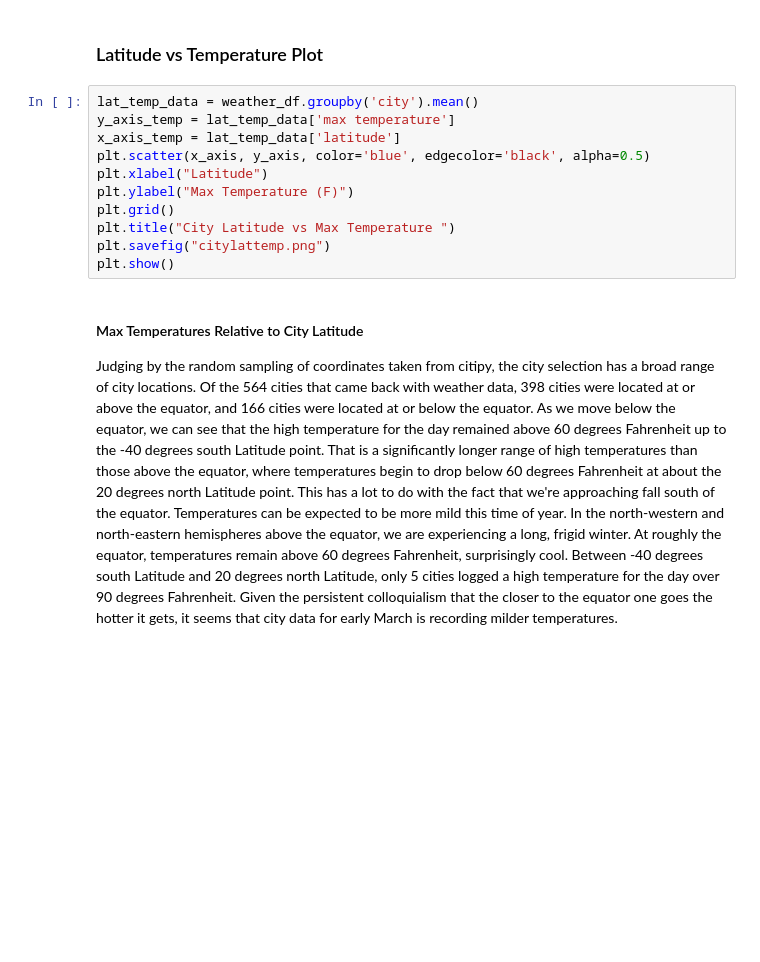
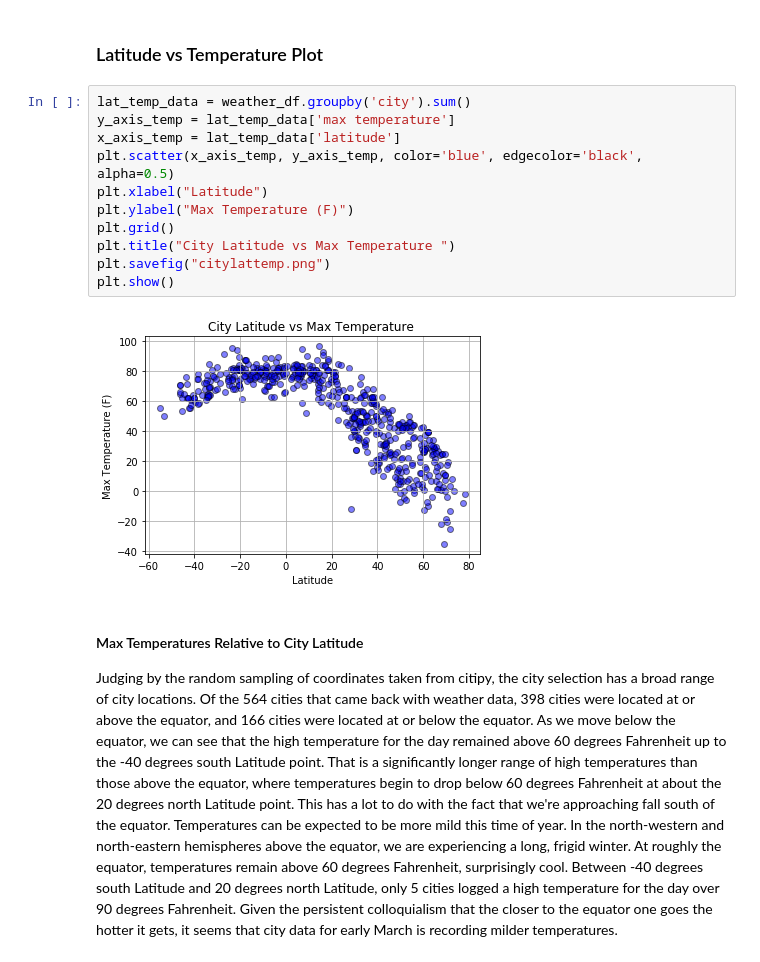
Before and after one commit to AshleyMcGee/api_homework, a Jupyter notebook: weatherpy_homework.ipynb, the cells around one changed output. Drawn from its saved outputs; the diff is of its cells as text; blank space fills up the shorter version.

```diff
--- a/weatherpy_homework.ipynb
+++ b/weatherpy_homework.ipynb
@@ -139,16 +177,18 @@ weather_df.head()
 # %% [markdown]
 <h3>Latitude vs Temperature Plot</h3>
 # %%
-lat_temp_data = weather_df.groupby('city').mean()
+lat_temp_data = weather_df.groupby('city').sum()
 y_axis_temp = lat_temp_data['max temperature']
 x_axis_temp = lat_temp_data['latitude']
-plt.scatter(x_axis, y_axis, color='blue', edgecolor='black', alpha=0.5)
+plt.scatter(x_axis_temp, y_axis_temp, color='blue', edgecolor='black', alpha=0.5)
 plt.xlabel("Latitude")
 plt.ylabel("Max Temperature (F)")
 plt.grid()
 plt.title("City Latitude vs Max Temperature ")
 plt.savefig("citylattemp.png")
 plt.show()
+# %% [output]
+[figure, added]
 # %% [markdown]
 <h4>Max Temperatures Relative to City Latitude</h4>
 <p>Judging by the random sampling of coordinates taken from citipy, the city selection has a broad range of city locations. Of the 564 cities that came back with weather data, 398 cities were located at or above the equator, and 166 cities were located at or below the equator. As we move below the equator, we can see that the high temperature for the day remained above 60 degrees Fahrenheit up to the -40 degrees south Latitude point. That is a significantly longer range of high temperatures than those above the equator, where temperatures begin to drop below 60 degrees Fahrenheit at about the 20 degrees north Latitude point. This has a lot to do with the fact that we're approaching fall south of the equator. Temperatures can be expected to be more mild this time of year. In the north-western and north-eastern hemispheres above the equator, we are experiencing a long, frigid winter. At roughly the equator, temperatures remain above 60 degrees Fahrenheit, surprisingly cool. Between -40 degrees south Latitude and 20 degrees north Latitude, only 5 cities logged a high temperature for the day over 90 degrees Fahrenheit. Given the persistent colloquialism that the closer to the equator one goes the hotter it gets, it seems that city data for early March is recording milder temperatures.</p>
```
Also changed, not shown: parts of 8 cells of this notebook.
